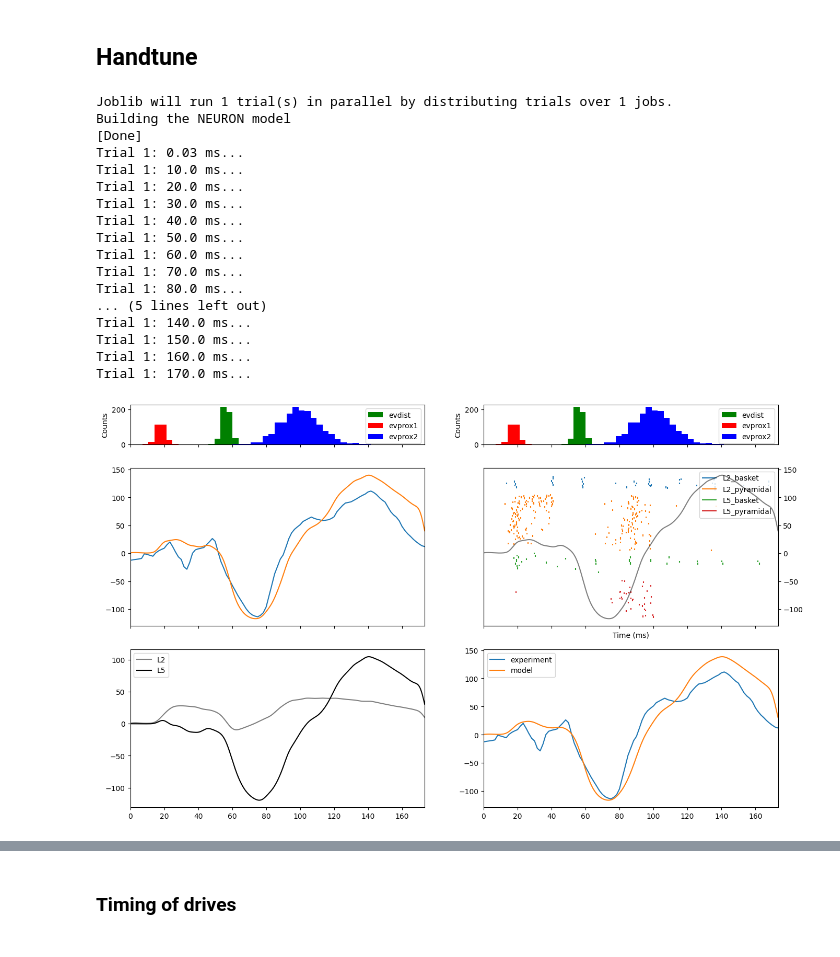
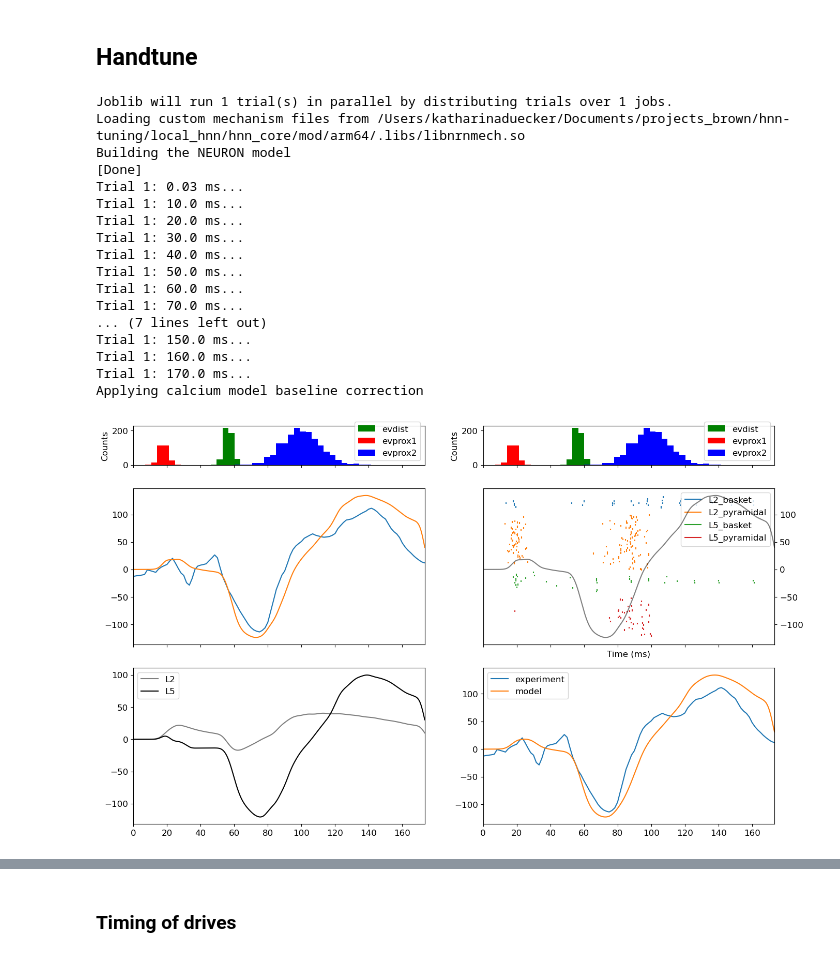
Before and after one commit to jonescompneurolab/hnn-tuning, a Jupyter notebook: new_model_HNN/optimize_drives_l23_first.ipynb, the cells around one changed output, grey strips where cells are left out. Drawn from its saved outputs; the diff is of its cells as text; code cells hidden in the pictures.

```diff
--- a/new_model_HNN/optimize_drives_l23_first.ipynb
+++ b/new_model_HNN/optimize_drives_l23_first.ipynb
@@ -4,10 +4,14 @@ import os.path as op
 
 import matplotlib.pyplot as plt
 
+import holoviews as hv
+from holoviews import dim, opts
+import pandas as pd
+
 import hnn_core
 from hnn_core.params import _short_name
 
-from hnn_core import new_calcium_model, simulate_dipole, read_dipole, MPIBackend, jones_2009_model
+from hnn_core import human_ET_model, simulate_dipole, read_dipole, MPIBackend, jones_2009_model
 
 from hnn_core.optimization import Optimizer
 import numpy as np
@@ -16,6 +20,16 @@ pathfig = '/Users/katharinaduecker/Documents/projects_brown/hnn-tuning/new_model
 
 # The number of cores may need modifying depending on your current machine.
 n_procs = 10
+cols = np.array(([27, 158, 119], [217,95,2], [117,112,179], [231,41,138], [102,166,30]))/255
+plt.rcParams['pdf.fonttype'] = 'truetype'
+
+# Set global font sizes
+plt.rcParams['font.size'] = 12          # Default text size
+plt.rcParams['axes.titlesize'] = 12      # Title size
+plt.rcParams['axes.labelsize'] = 12      # Axis labels (xlabel, ylabel)
+plt.rcParams['xtick.labelsize'] = 12    # X-axis tick labels
+plt.rcParams['ytick.labelsize'] = 12     # Y-axis tick labels
+plt.rcParams['legend.fontsize'] = 12     # Legend text
 # %%
 exp_dpl = read_dipole('/Users/katharinaduecker/Documents/projects_brown/hnn-data/MEG_detection_data/S1_SupraT.txt')
 # %% [markdown]
@@ -51,7 +65,7 @@ tstop = exp_dpl.times[-1]
 scale_factor = 1000
 smooth_window_len = 10
 # %%
-net_init = new_calcium_model()
+net_init = human_ET_model()
 
 synaptic_delays_p = {'L2_basket': 0.1, 'L2_pyramidal': 0.1,
                      'L5_basket': 1., 'L5_pyramidal': 1.}
@@ -103,37 +117,37 @@ net_init.cell_response.plot_spikes_raster(ax=ax[1,1], show=False)
 ax2 = ax[1,1].twinx()
 ax2.plot(init_dpl.times,init_dpl.data['agg'],color='k', alpha=0.5)
 
 ax[2,0].plot(init_dpl.times,init_dpl.data['L2'], label='L2', color='k', alpha=0.5)
 ax[2,0].plot(init_dpl.times,init_dpl.data['L5'], label='L5', color='k')
 ax[2,0].legend()
 
 ax[2,1].plot(exp_dpl.times,exp_dpl.data['agg'], label='experiment')
 
 smooth_dpl = init_dpl.smooth(smooth_window_len)
 ax[2,1].plot(smooth_dpl.times,smooth_dpl.data['agg'], label='model')
 ax[2,1].legend()
 
 
 fig.savefig(os.path.join(pathfig,'initial_dpl.png'))
 # %% [output]
 Joblib will run 1 trial(s) in parallel by distributing trials over 1 jobs.
+Loading custom mechanism files from /Users/katharinaduecker/Documents/projects_brown/hnn-tuning/local_hnn/hnn_core/mod/arm64/.libs/libnrnmech.so
 Building the NEURON model
 [Done]
 Trial 1: 0.03 ms...
 Trial 1: 10.0 ms...
 Trial 1: 20.0 ms...
 Trial 1: 30.0 ms...
 Trial 1: 40.0 ms...
 Trial 1: 50.0 ms...
 Trial 1: 60.0 ms...
 Trial 1: 70.0 ms...
-Trial 1: 80.0 ms...
-... (5 lines left out)
-Trial 1: 140.0 ms...
+... (7 lines left out)
 Trial 1: 150.0 ms...
 Trial 1: 160.0 ms...
 Trial 1: 170.0 ms...
+Applying calcium model baseline correction
-[figure, old version]
+[figure, new version]
 # %%
 from hnn_core.dipole import _rmse
 
```
Also changed, not shown: parts of 29 cells of this notebook, 39 other files.
